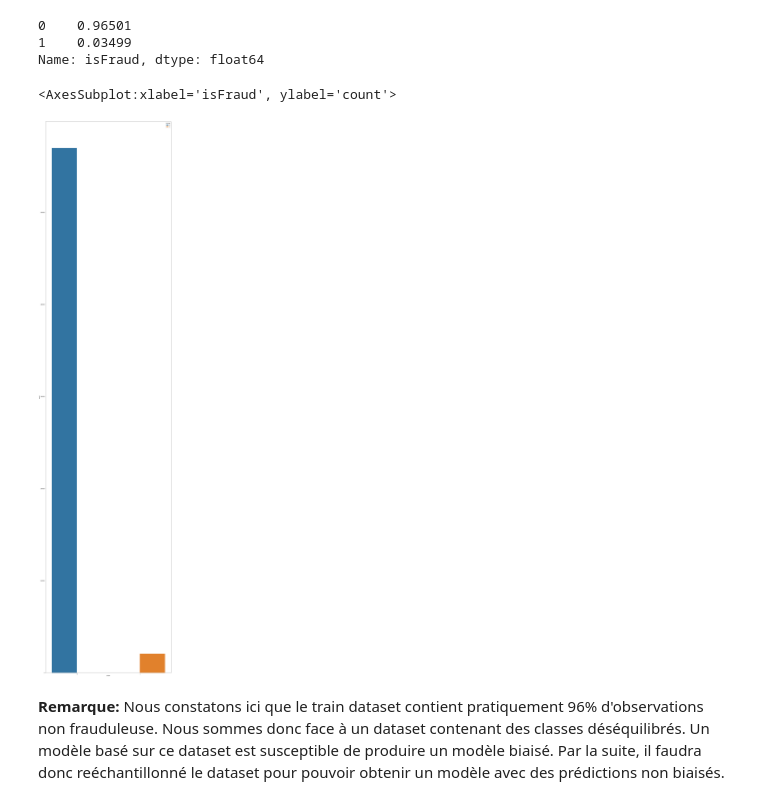
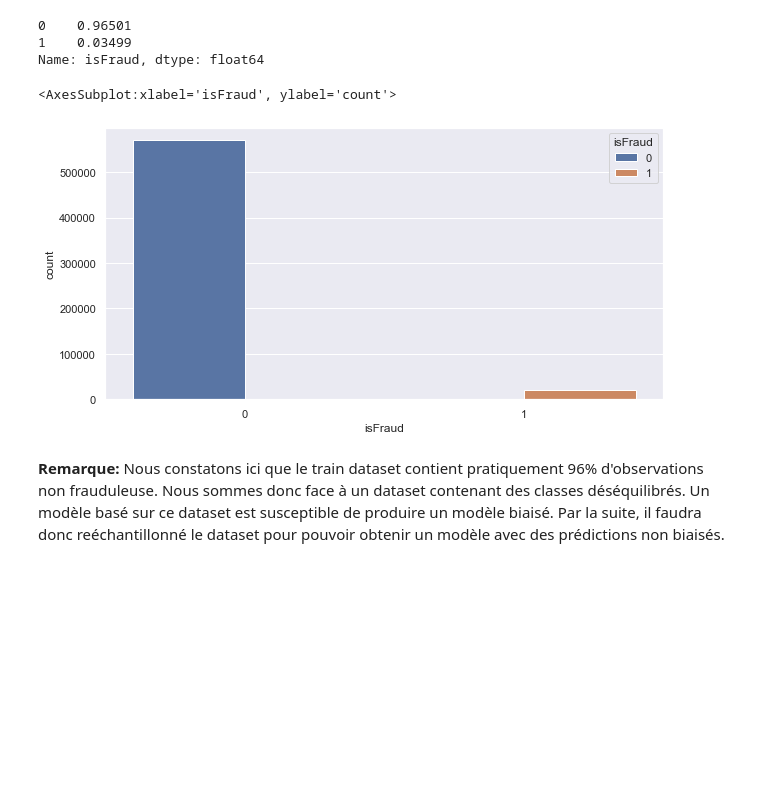
Before and after one commit to abakamousa/fraud_detection, a Jupyter notebook: Fraud_detection.ipynb, the cells around one changed output. Saved outputs shown, nothing was run; the diff lists cells and outputs as text; code cells hidden in the pictures; blank space fills up the shorter version.

```diff
--- a/Fraud_detection.ipynb
+++ b/Fraud_detection.ipynb
@@ -287,10 +286,11 @@ train['isFraud'].value_counts(normalize=True)
 1    0.03499
 Name: isFraud, dtype: float64
 # %%
+sns.set(rc={'figure.figsize':(10,5)})
 sns.countplot(x="isFraud", hue="isFraud", data=train)
 # %% [output]
 <AxesSubplot:xlabel='isFraud', ylabel='count'>
-[figure, old version]
+[figure, new version]
 # %% [markdown]
 **Remarque:** Nous constatons ici que le train dataset contient pratiquement 96% d'observations non frauduleuse. Nous sommes donc face à un dataset contenant des classes déséquilibrés. Un modèle basé sur ce dataset est susceptible de produire un modèle biaisé. Par la suite, il faudra donc reéchantillonné le dataset pour pouvoir obtenir un modèle avec des prédictions non biaisés.
 # %% [markdown]
```
Also changed, not shown: parts of 25 cells of this notebook.
